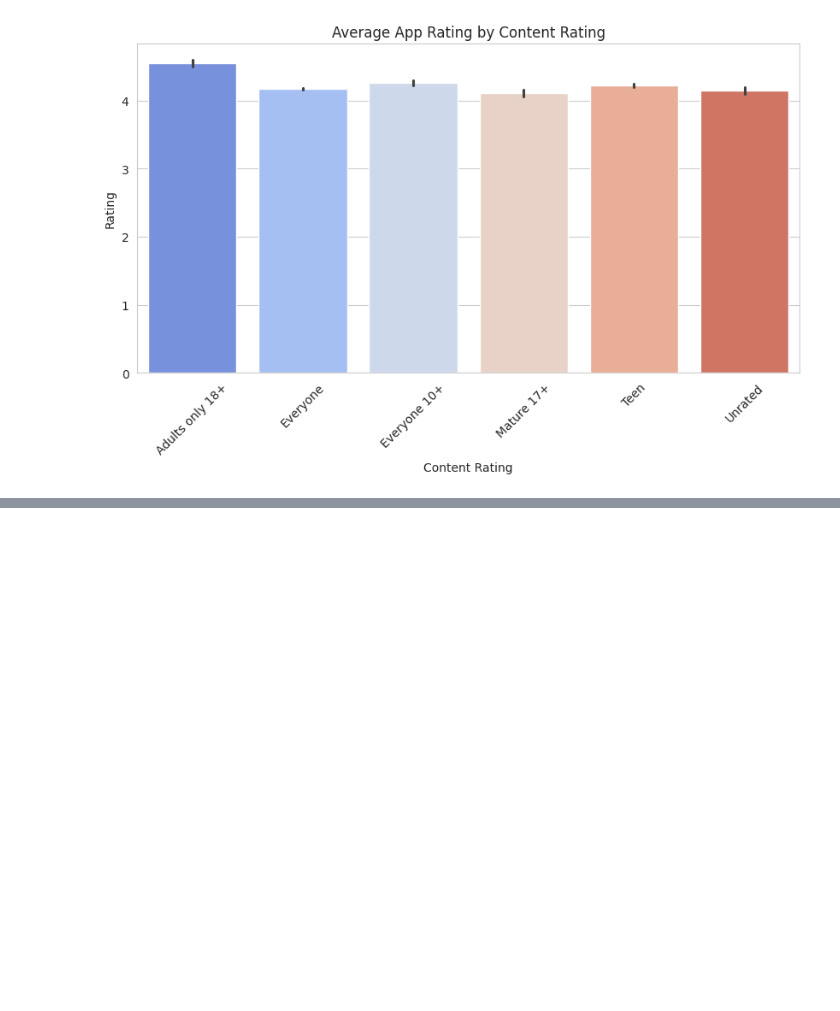
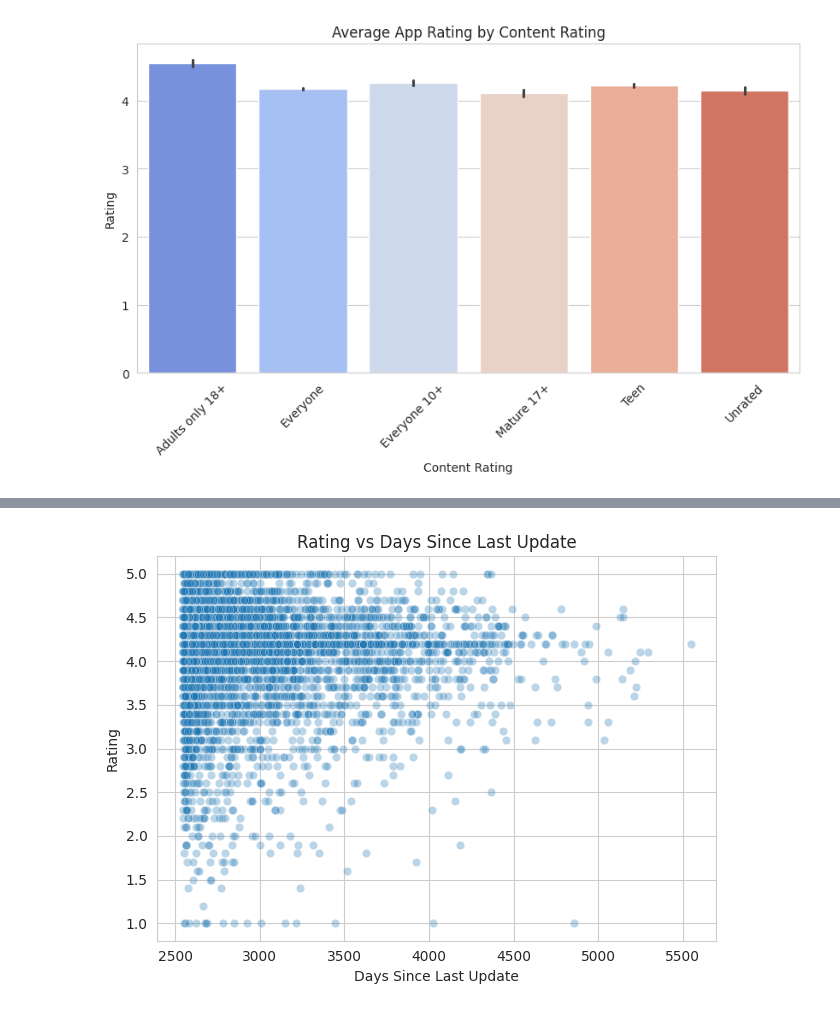
Before and after one commit to svgoudar/My-Data-Science-Roadmap, a Jupyter notebook: EDA/Data Cleaning.ipynb, the cells around one changed output, grey strips where cells are left out. Saved outputs shown, nothing was run; the diff lists cells and outputs as text; code cells hidden in the pictures; blank space fills up the shorter version.

```diff
--- a/EDA/Data Cleaning.ipynb
+++ b/EDA/Data Cleaning.ipynb
@@ -978,0 +1008,12 @@ plt.show()
+# %%
+df_apps['Last Updated'] = pd.to_datetime(df_apps['Last Updated'], errors='coerce')
+df_apps['Days Since Update'] = (pd.to_datetime('today') - df_apps['Last Updated']).dt.days
+
+sns.scatterplot(data=df_apps, x='Days Since Update', y='Rating', alpha=0.3)
+plt.title('Rating vs Days Since Last Update')
+plt.xlabel('Days Since Last Update')
+plt.ylabel('Rating')
+plt.tight_layout()
+plt.show()
+# %% [output]
+[figure, added]
```
Also changed, not shown: parts of 2 cells of this notebook.
